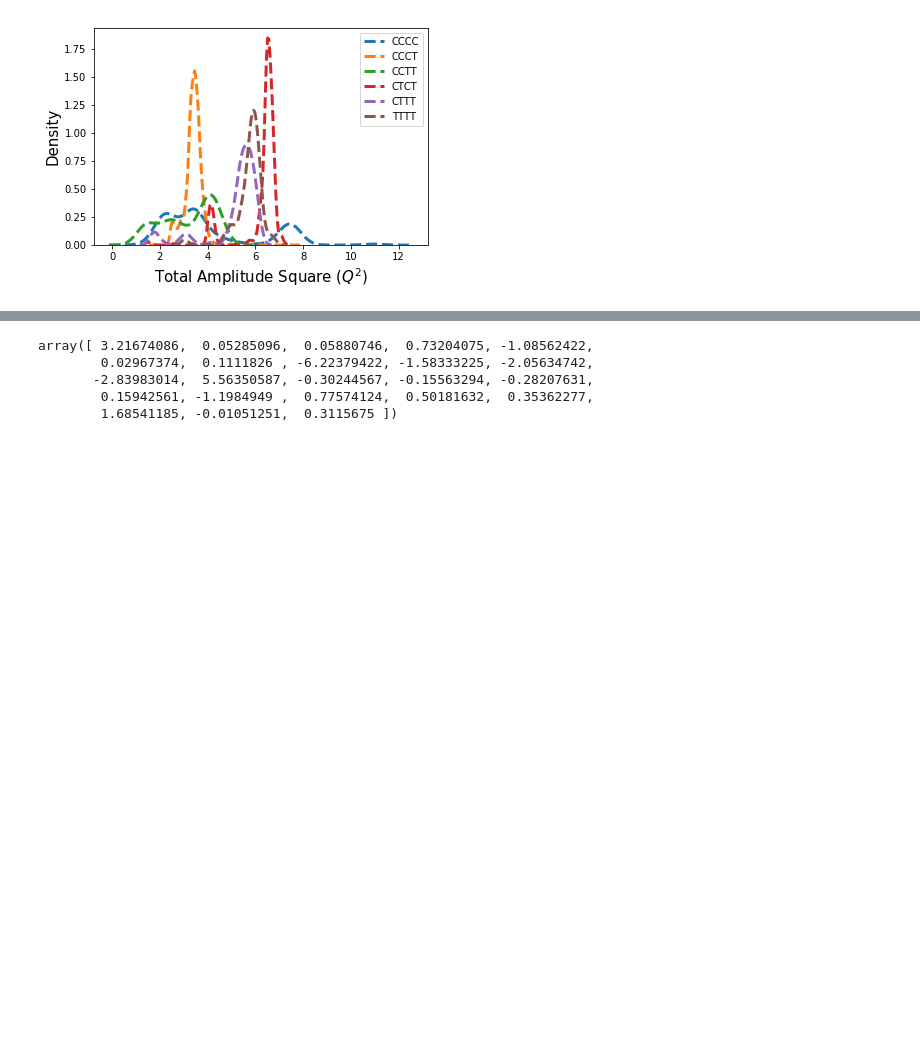
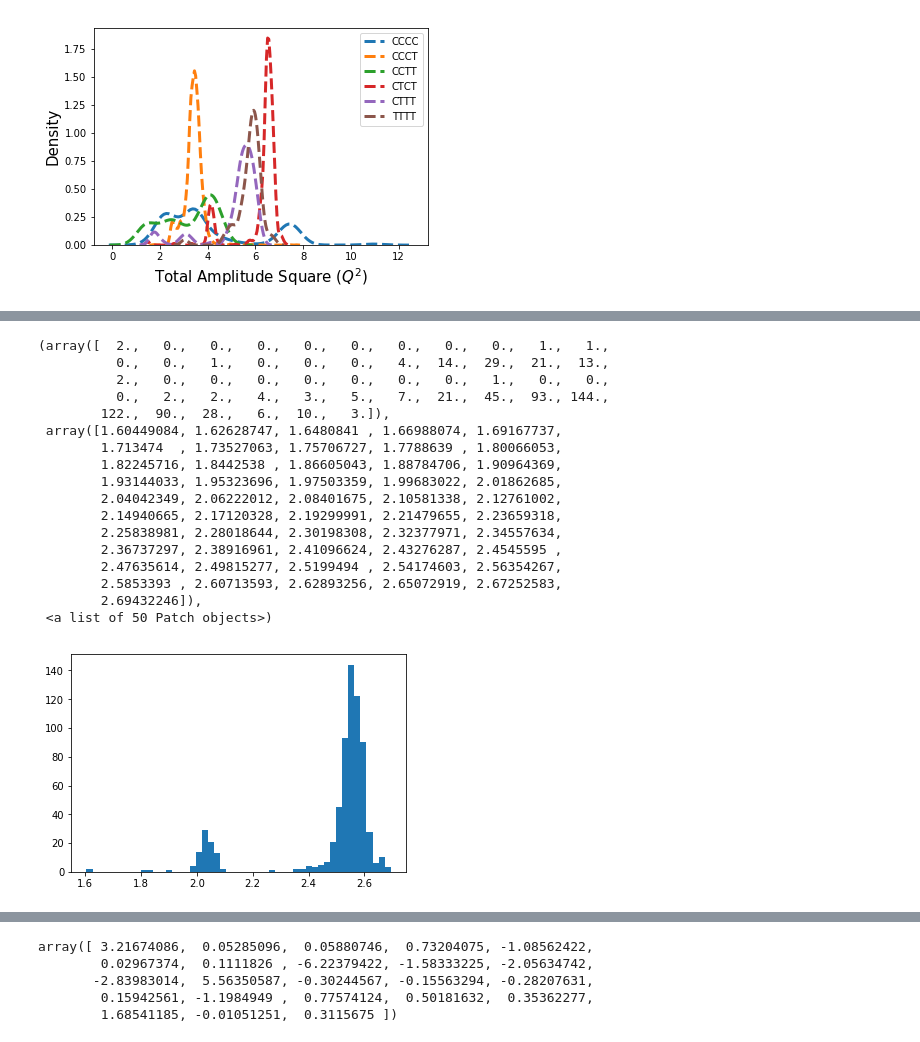
Before and after one commit to lucianlschan/RING, a Jupyter notebook: CTPs Analysis.ipynb, the cells around one changed output, grey strips where cells are left out. Drawn from its saved outputs; the diff is of its cells as text; code cells hidden in the pictures; blank space fills up the shorter version.

```diff
--- a/CTPs Analysis.ipynb
+++ b/CTPs Analysis.ipynb
@@ -544,0 +681,20 @@ peptide = Chem.SDMolSupplier("../peptide/peptide_full.sdf")
+# %%
+tttt = []
+tttc = []
+ttcc = []
+tctc = []
+tccc = []
+cccc = []
+for idx, item in enumerate(dataframe[["CT0","CT1","CT2","CT3"]].values):
+    if item.tolist()==["T","T","T","T"]:
+        tttt.append(idx)
+    elif item.tolist() in [["T","T","T","C"],["T","T","C","T"],["T","C","T","T"],["C","T","T","T"]]:
+        tttc.append(idx)
+    elif item.tolist() in [["T","T","C","C"],["T","C","C","T"],["C","C","T","T"]]:
+        ttcc.append(idx)
+    elif item.tolist() in [["T","C","T","C"],["C","T","C","T"]]:
+        tctc.append(idx)
+    elif item.tolist() in [["C","C","C","T"],["C","C","T","C"],["C","T","C","C"],["T","C","C","C"]]:
+        tccc.append(idx)
+    else:
+        cccc.append(idx)
@@ -544,0 +722,12 @@ peptide = Chem.SDMolSupplier("../peptide/peptide_full.sdf")
+# %%
+check = []
+for idx, item in enumerate(cistrans_i):
+    if (item==["C","T","C","T"]) or  (item==["T","C","T","C"]):
+        check.append(idx)
+# %%
+check = []
+for idx, item in enumerate(cistrans_i):
+    if (item==["T","C","C","C"]) or (item==["C","T","C","C"]) or (item==["C","C","T","C"]) or (item==["C","C","C","T"]):
+        check.append(idx)
+# %%
+cps2 = ke.iloc[check,list(range(5,14))+[18]]
@@ -544,0 +738,21 @@ peptide = Chem.SDMolSupplier("../peptide/peptide_full.sdf")
+# %%
+plt.hist(cps2.iloc[:,0:5].apply(np.square).sum(axis=1).apply(np.sqrt),bins=50)
+# %% [output]
+(array([  2.,   0.,   0.,   0.,   0.,   0.,   0.,   0.,   0.,   1.,   1.,
+          0.,   0.,   1.,   0.,   0.,   0.,   4.,  14.,  29.,  21.,  13.,
+          2.,   0.,   0.,   0.,   0.,   0.,   0.,   0.,   1.,   0.,   0.,
+          0.,   2.,   2.,   4.,   3.,   5.,   7.,  21.,  45.,  93., 144.,
+        122.,  90.,  28.,   6.,  10.,   3.]),
+ array([1.60449084, 1.62628747, 1.6480841 , 1.66988074, 1.69167737,
+        1.713474  , 1.73527063, 1.75706727, 1.7788639 , 1.80066053,
+        1.82245716, 1.8442538 , 1.86605043, 1.88784706, 1.90964369,
+        1.93144033, 1.95323696, 1.97503359, 1.99683022, 2.01862685,
+        2.04042349, 2.06222012, 2.08401675, 2.10581338, 2.12761002,
+        2.14940665, 2.17120328, 2.19299991, 2.21479655, 2.23659318,
+        2.25838981, 2.28018644, 2.30198308, 2.32377971, 2.34557634,
+        2.36737297, 2.38916961, 2.41096624, 2.43276287, 2.4545595 ,
+        2.47635614, 2.49815277, 2.5199494 , 2.54174603, 2.56354267,
+        2.5853393 , 2.60713593, 2.62893256, 2.65072919, 2.67252583,
+        2.69432246]),
+ <a list of 50 Patch objects>)
+[figure, added]
```
Also changed, not shown: parts of 66 cells of this notebook.
